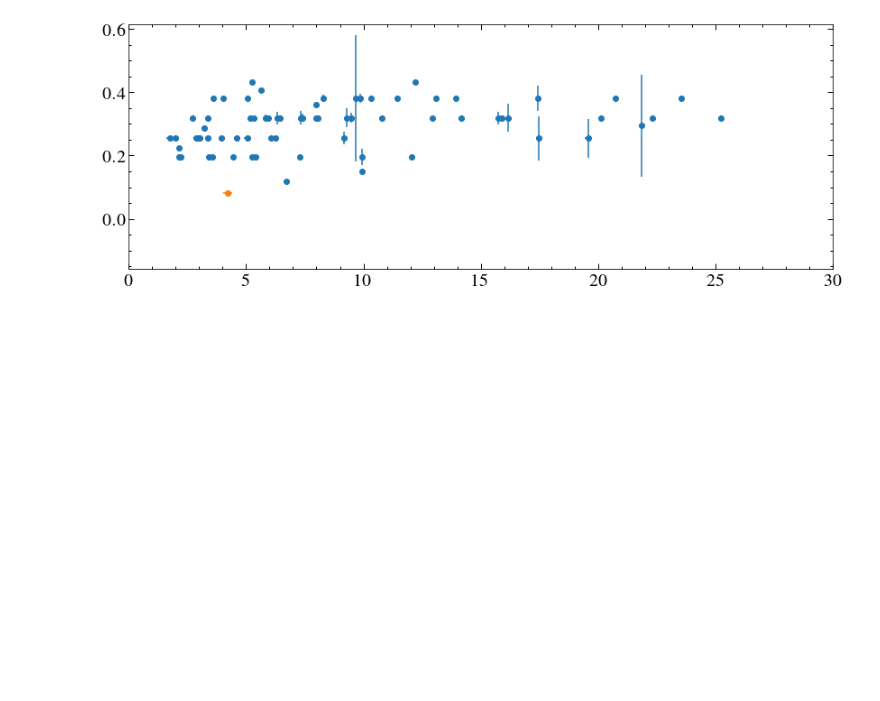
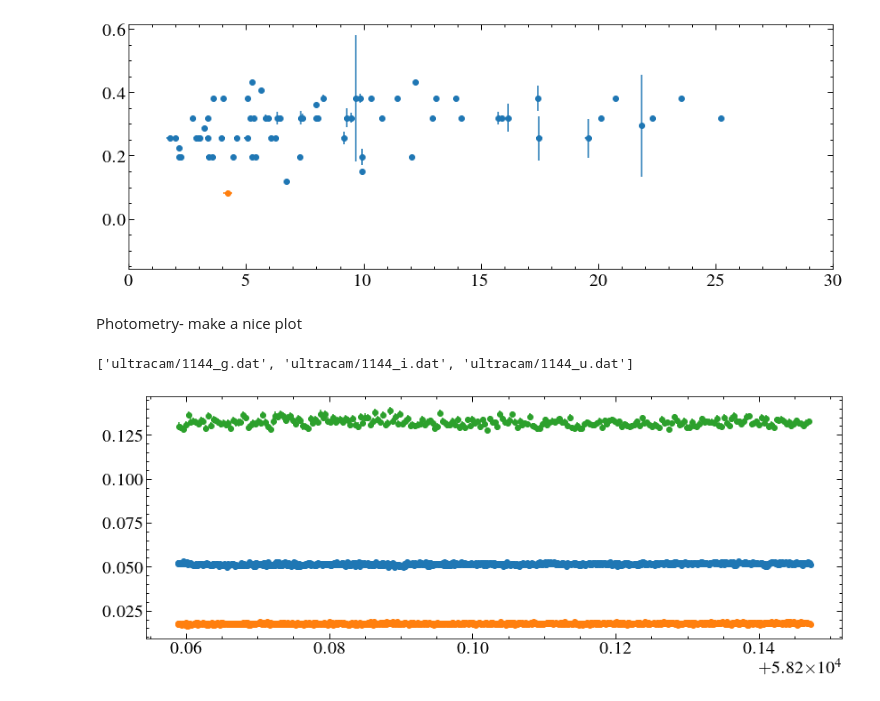
Before and after one commit to davidjwilson/wd-bd, a Jupyter notebook: 1144_science.ipynb, the cells around one changed output. Cells and saved outputs as stored; diff of their text form; code cells hidden in the pictures; blank space fills up the shorter version.

Commit message:
plots for talk

```diff
--- a/1144_science.ipynb
+++ b/1144_science.ipynb
@@ -62,3 +62,16 @@ plt.xlim(0, 30)
 # %% [output]
 (0, 30)
 [figure]
+# %% [markdown]
+Photometry- make a nice plot
+# %%
+phot_files = glob.glob('ultracam/*.dat')
+phot_files
+# %% [output]
+['ultracam/1144_g.dat', 'ultracam/1144_i.dat', 'ultracam/1144_u.dat']
+# %%
+for pht in phot_files:
+    t, f, e = np.loadtxt(pht, unpack=True)
+    plt.errorbar(t, f, yerr=e,marker='o', ls='none')
+# %% [output]
+[figure, added]
```
Also changed, not shown: parts of 2 cells of this notebook, 3 other files.
